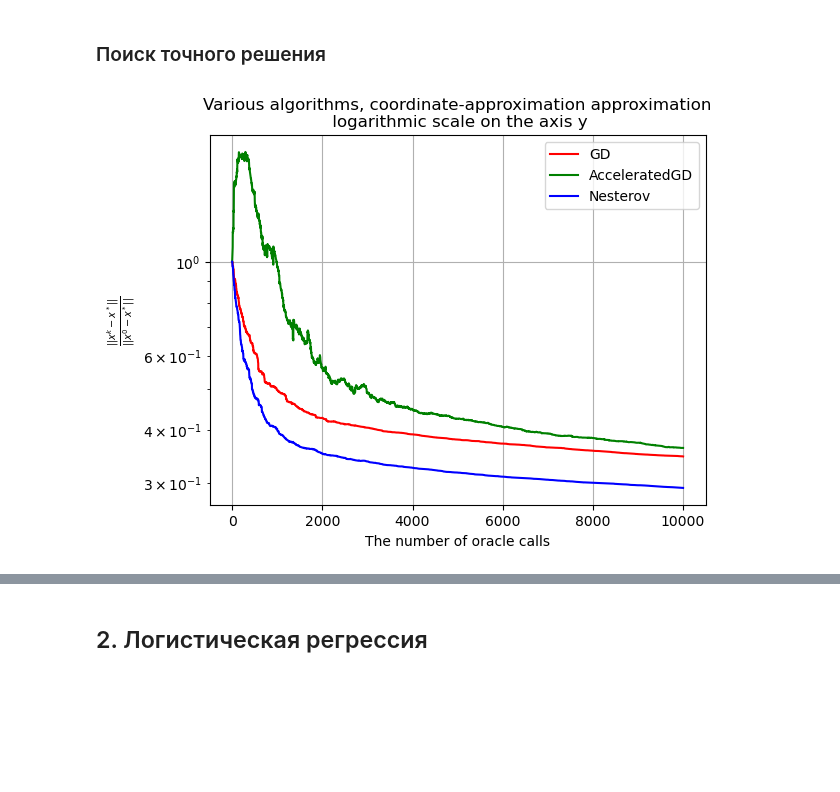
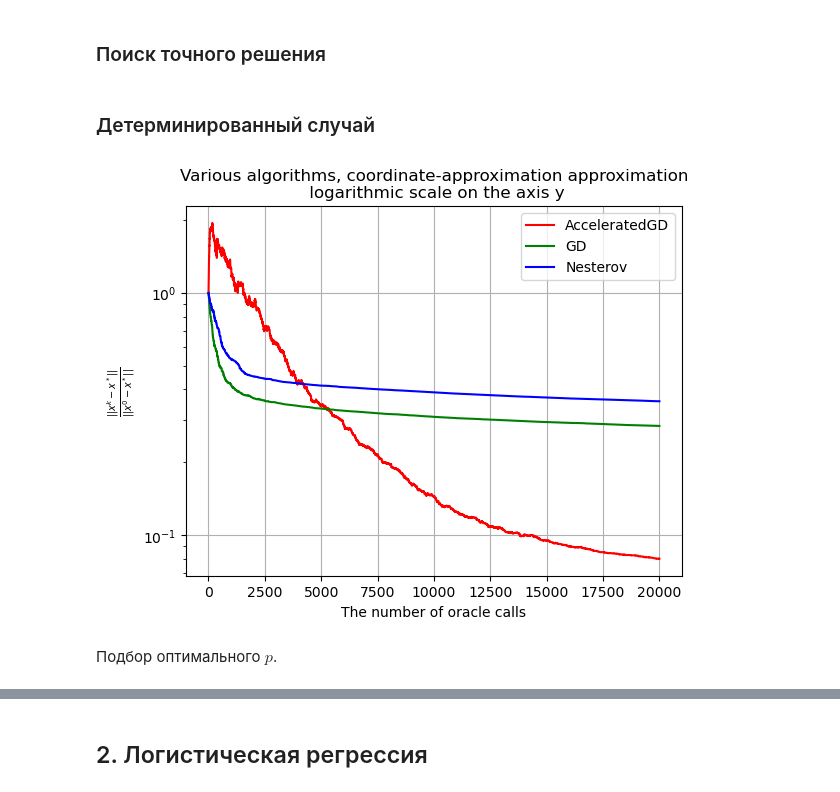
Before and after one commit to intsystems/2024-Project-160, a Jupyter notebook: code/main.ipynb, the cells around one changed output, grey strips where cells are left out. Saved outputs shown, nothing was run; the diff lists cells and outputs as text; code cells hidden in the pictures; blank space fills up the shorter version.

```diff
--- a/code/main.ipynb
+++ b/code/main.ipynb
@@ -61,2 +63,4 @@ x_0 = x_0 / np.linalg.norm(x_0)
+# %% [markdown]
+### Детерминированный случай
 # %%
 oracle = ZO_oracle(func_name, sigma, oracle_mode="det", args=args)
@@ -66,41 +69,38 @@ def learning_rate_GD(k):
     return 1./L
 
 def learning_rate_AcceleratedGD(k):
-    return 0.75/L
+    return 1./L
 
 def learning_rate_Nesterov(k):
     return 1./L
 # %%
-turtle = TurtleApproximator(oracle, gamma=gamma)
+np.random.seed(SEED)
+gamma=1e-4
 coordinate = CoordinateApproximator(oracle, gamma=gamma)
-lame = LameApproximator(oracle, gamma=gamma)
 
-seed = 18
-np.random.seed(seed)
-x_0 = np.random.random(size=d)
-x_0 = x_0 / np.linalg.norm(x_0)
-
-p = 0.15
+p = 0.2
 beta = p * (mu * learning_rate_AcceleratedGD(0))**0.5
 eta = 1/(mu * learning_rate_AcceleratedGD(0))**0.5
 theta = (p / eta - 1)/(beta * p / eta - 1)
 
-momentum = 0.1
-num_calls = 10**4
+momentum = 0.2
+num_calls = 2 * 10**4
 
 optimizers_list = [
+    AcceleratedGDOptimizer(coordinate, learning_rate_AcceleratedGD, x_0, theta, eta, beta, p, sett, x_sol, max_oracle_calls=num_calls),
     GDOptimizer(coordinate, learning_rate_GD, x_0, sett, x_sol, max_oracle_calls=num_calls),
-    AcceleratedGDOptimizer(coordinate, learning_rate_AcceleratedGD, x_0, theta, eta, beta, p, sett, x_sol, max_oracle_calls=num_calls),
     NesterovOptimizer(coordinate, learning_rate_Nesterov, x_0, momentum, sett, x_sol, max_oracle_calls=num_calls),
 ]
 
 for opt in optimizers_list:
     opt.optimize()
 
 make_err_plot(optimizers_list)
-#make_err_plot(optimizers_list, save_name=f"Deterministic_quadratic_GD_AGD_Nesterov_{seed}")
+# make_err_plot(optimizers_list, save_name=f"Deterministic_quadratic_AGD_GD_Nesterov_{SEED}", title='')
 # %% [output]
-[figure, old version]
+[figure, new version]
+# %% [markdown]
+Подбор оптимального $p$.
 # %%
 optimizers_list = []
 
```
Also changed, not shown: parts of 27 cells of this notebook, 3 other files.
